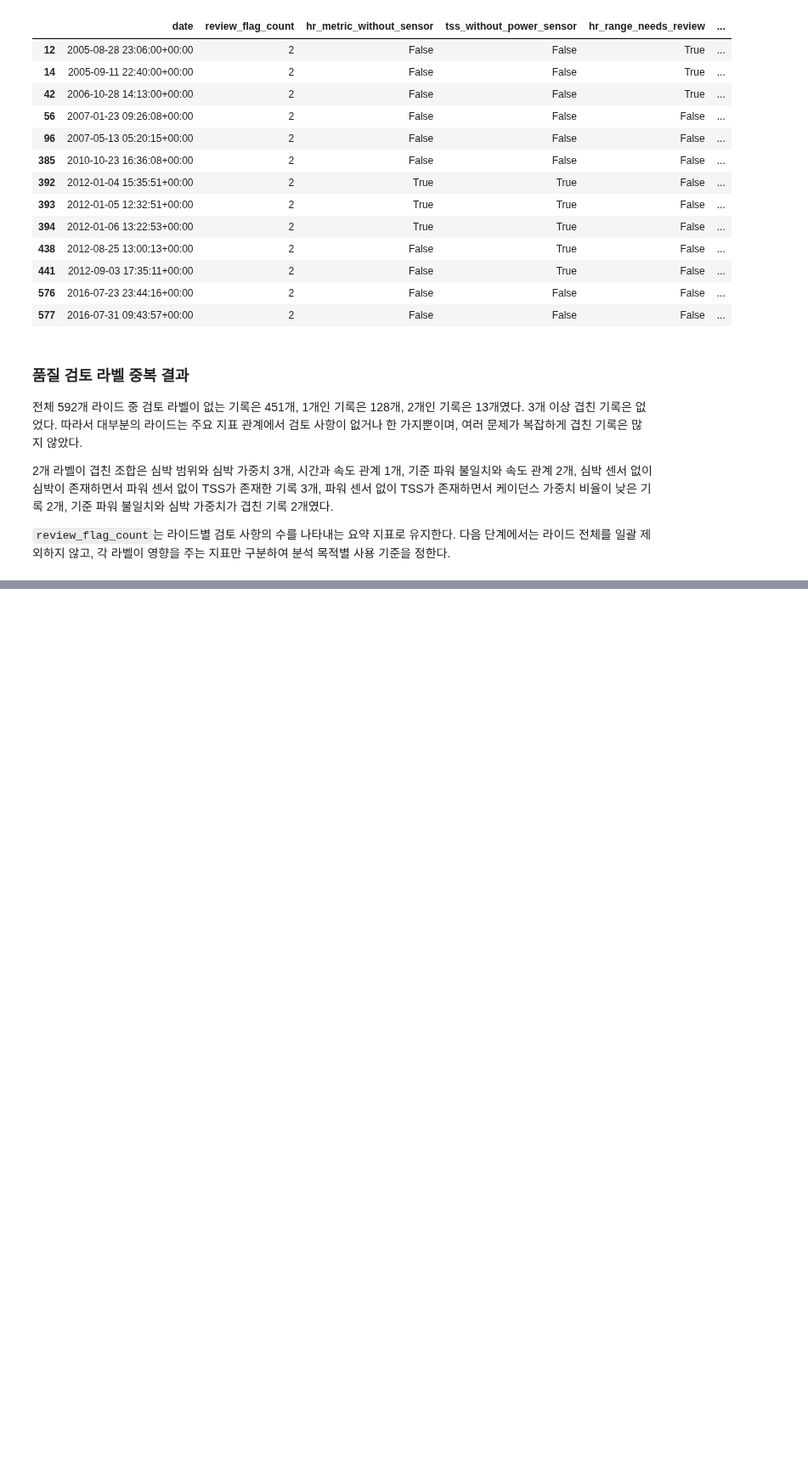
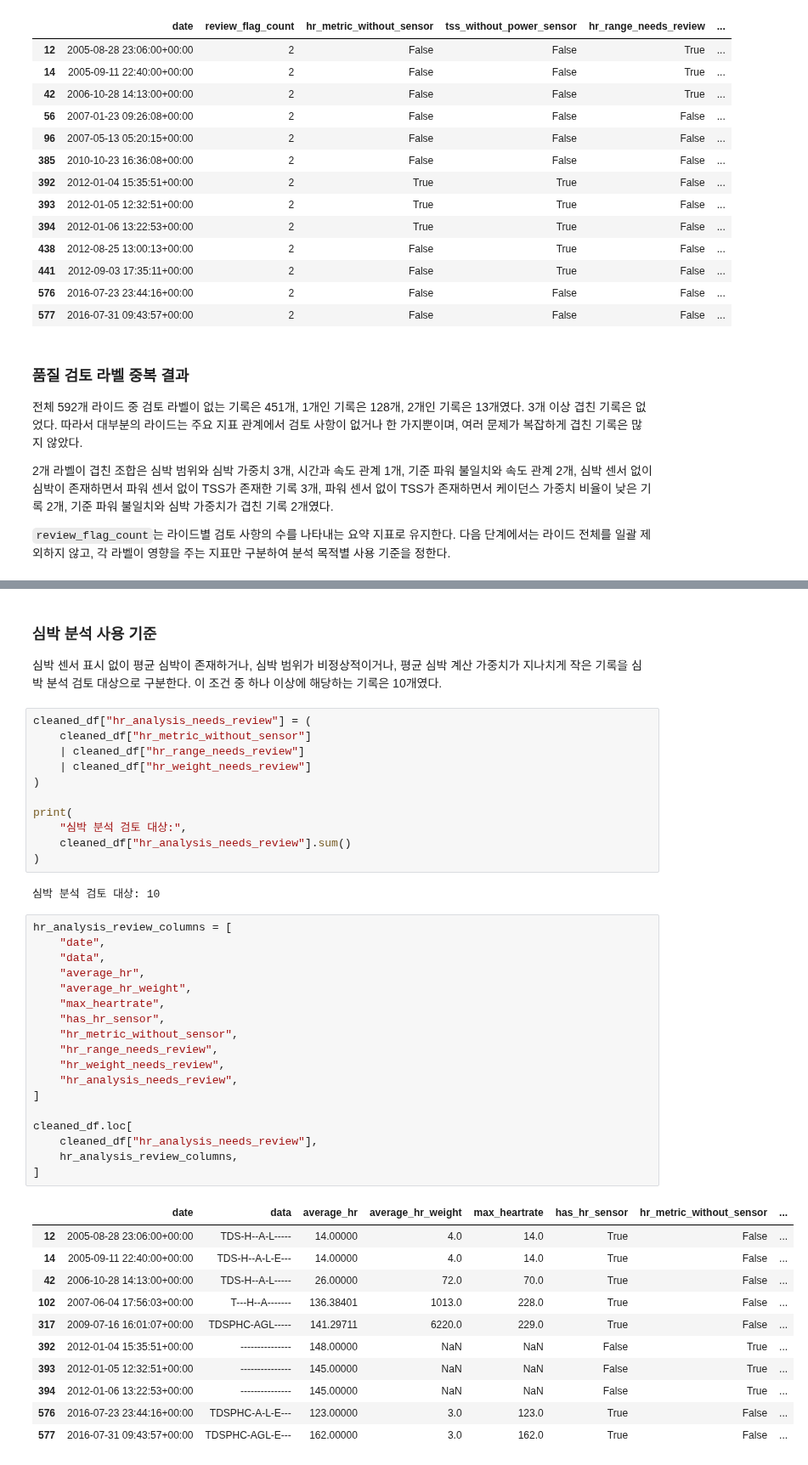
Before and after one commit to jhh0107gsc-hub/cycling, a Jupyter notebook: notebooks/01_goldencheetah_exploration.ipynb, the cells around one changed output, grey strips where cells are left out. Shown at 85% size. Drawn from its saved outputs; the diff is of its cells as text; blank space fills up the shorter version.

Commit message:
Define metric-specific analysis usability

```diff
--- a/notebooks/01_goldencheetah_exploration.ipynb
+++ b/notebooks/01_goldencheetah_exploration.ipynb
@@ -2745,0 +2752,49 @@ TSS가 존재하면서 케이던스 가중치 비율이 낮은 기록 2개, 기
+# %% [markdown]
+### 심박 분석 사용 기준
+
+심박 센서 표시 없이 평균 심박이 존재하거나, 심박 범위가 비정상적이거나,
+평균 심박 계산 가중치가 지나치게 작은 기록을 심박 분석 검토 대상으로
+구분한다. 이 조건 중 하나 이상에 해당하는 기록은 10개였다.
+# %%
+cleaned_df["hr_analysis_needs_review"] = (
+    cleaned_df["hr_metric_without_sensor"]
+    | cleaned_df["hr_range_needs_review"]
+    | cleaned_df["hr_weight_needs_review"]
+)
+
+print(
+    "심박 분석 검토 대상:",
+    cleaned_df["hr_analysis_needs_review"].sum()
+)
+# %% [output]
+심박 분석 검토 대상: 10
+# %%
+hr_analysis_review_columns = [
+    "date",
+    "data",
+    "average_hr",
+    "average_hr_weight",
+    "max_heartrate",
+    "has_hr_sensor",
+    "hr_metric_without_sensor",
+    "hr_range_needs_review",
+    "hr_weight_needs_review",
+    "hr_analysis_needs_review",
+]
+
+cleaned_df.loc[
+    cleaned_df["hr_analysis_needs_review"],
+    hr_analysis_review_columns,
+]
+# %% [output]
+|  | date | data | average_hr | average_hr_weight | max_heartrate | has_hr_sensor | hr_metric_without_sensor | ... |
+| 12 | 2005-08-28 23:06:00+00:00 | TDS-H--A-L----- | 14.00000 | 4.0 | 14.0 | True | False | ... |
+| 14 | 2005-09-11 22:40:00+00:00 | TDS-H--A-L-E--- | 14.00000 | 4.0 | 14.0 | True | False | ... |
+| 42 | 2006-10-28 14:13:00+00:00 | TDS-H--A-L----- | 26.00000 | 72.0 | 70.0 | True | False | ... |
+| 102 | 2007-06-04 17:56:03+00:00 | T---H--A------- | 136.38401 | 1013.0 | 228.0 | True | False | ... |
+| 317 | 2009-07-16 16:01:07+00:00 | TDSPHC-AGL----- | 141.29711 | 6220.0 | 229.0 | True | False | ... |
+| 392 | 2012-01-04 15:35:51+00:00 | --------------- | 148.00000 | NaN | NaN | False | True | ... |
+| 393 | 2012-01-05 12:32:51+00:00 | --------------- | 145.00000 | NaN | NaN | False | True | ... |
+| 394 | 2012-01-06 13:22:53+00:00 | --------------- | 145.00000 | NaN | NaN | False | True | ... |
+| 576 | 2016-07-23 23:44:16+00:00 | TDSPHC-A-L-E--- | 123.00000 | 3.0 | 123.0 | True | False | ... |
+| 577 | 2016-07-31 09:43:57+00:00 | TDSPHC-AGL-E--- | 162.00000 | 3.0 | 162.0 | True | False | ... |
```
Also changed, not shown: parts of 19 cells of this notebook.
